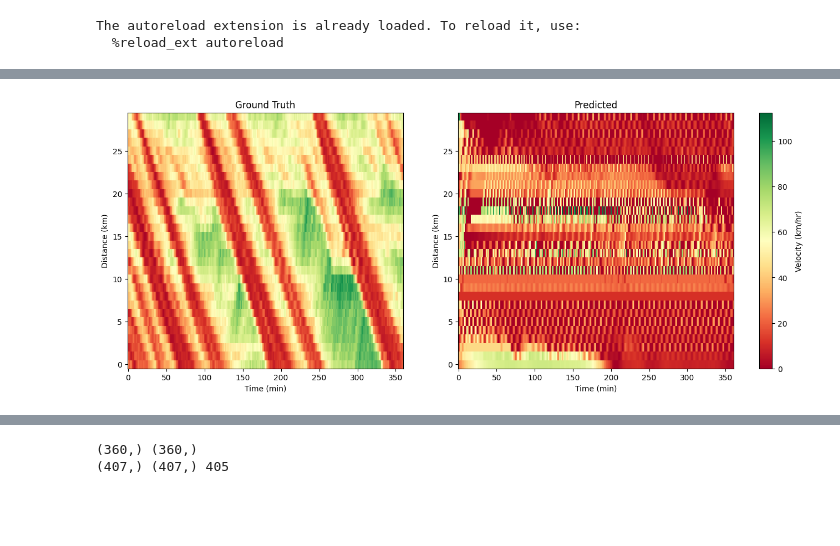
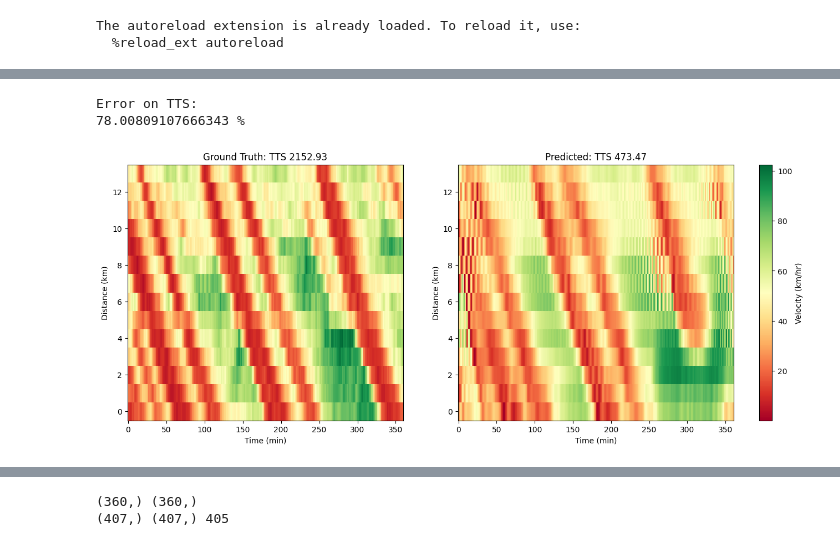
Before and after one commit to srags/mpc-traffic-flow, a Jupyter notebook: metanet_params.ipynb, the cells around one changed output, grey strips where cells are left out. Cells and saved outputs as stored; diff of their text form; code cells hidden in the pictures; blank space fills up the shorter version.

```diff
--- a/metanet_params.ipynb
+++ b/metanet_params.ipynb
@@ -16,19 +19,3 @@ import matplotlib.pyplot as plt
 # %% [output]
 The autoreload extension is already loaded. To reload it, use:
   %reload_ext autoreload
-# %%
-# Read in the data
-# downstream_density = np.load('i24_data/downstream_density_200_14seg.npy').reshape(-1)
-# data_inflow = np.load('i24_data/initial_flow_200_14seg.npy').reshape(-1)
-
-downstream_density = np.load('src/sim_params/200m_10_sec/downstream_density.npy').reshape(-1)
-data_inflow = np.load('src/sim_params/200m_10_sec/upstream_flow.npy').reshape(-1)
-
-true_density_initial = np.load('/Users/shreyaar/Desktop/PhD/research/MPC/src/sim_params/200m_10_sec/density_10sec_200m_1hr.npy')[0, 1:-1].reshape(-1)
-true_velocity_initial = np.load('/Users/shreyaar/Desktop/PhD/research/MPC/src/sim_params/200m_10_sec/velocity_10sec_200m_1hr.npy')[0, 1:-1].reshape(-1)
-
-#downstream_density = np.load('/Users/shreyaar/Desktop/PhD/research/MPC/src/sim_params/200m_10_sec/density_10sec_200m_1hr.npy')[:, 2:3]
-print(downstream_density.shape)
-print(true_density_initial.shape)
-print(true_velocity_initial.shape)
-# print(true_density_initial.shape)
@@ -137,16 +351,20 @@ plt.show()
 # %%
-gt = np.load('/Users/shreyaar/Desktop/PhD/research/MPC/src/sim_params/200m_10_sec/velocity_10sec_200m_1hr.npy')[:, 1:-1]
-gt_density = np.load('/Users/shreyaar/Desktop/PhD/research/MPC/src/sim_params/200m_10_sec/density_10sec_200m_1hr.npy')[:, 1:-1]
+gt = np.load(f'src/sim_params/gt_i24_data/velocity_{int(time_step * 3600)}sec_{int(L * 1000)}m_{total_time}hr.npy')[:, 1:num_segments+1]
+gt_density = np.load(f'src/sim_params/gt_i24_data/density_{int(time_step * 3600)}sec_{int(L * 1000)}m_{total_time}hr.npy')[:, 1:num_segments+1]
+gt_flow = gt * gt_density
 
-print(gt.shape)
-gt_flow = gt * gt_density
+# check if rho_pred has negative values
+print("Min density in calibration:", np.max(rho_pred))
+print("Min velocity in calibration:", np.max(gt_density)*4.5)
+
+gt_density_norm = gt_density / lane_counts[0:num_segments]
 
 vel = v[:-1, :]
 density = p[:-1, :]
-flow = vel * density
+flow = vel * density * lane_counts[0:num_segments]
 
 mape = np.mean(np.abs((gt - vel) / gt) * 100)
-p_mape = np.mean(np.abs((gt_density - density) / gt_density) * 100)
+p_mape = np.mean(np.abs((gt_density - density * lane_counts) / gt_density) * 100)
 q_mape = np.mean(np.abs((gt_flow - flow) / gt_flow) * 100)
 print("Density MAPE:", np.round(p_mape, 2), "%")
 print("Velocity MAPE:", np.round(mape, 2), "%")
@@ -156,7 +374,7 @@ def rmse(y_true, y_pred):
     return np.sqrt(np.mean((y_true - y_pred) ** 2))
 ""
 rmse_value = rmse(gt, vel)
-p_rmse_value = rmse(gt_density, density)
+p_rmse_value = rmse(gt_density_norm, density)
 q_rmse = rmse(gt_flow, flow)
 print("Density RMSE:", np.round(p_rmse_value, 2))
 print("Velocity RMSE:", rmse_value)
@@ -181,33 +395,38 @@ Metanet Travel Time: 1018.21 veh-hr
 # %%
 import matplotlib.colors as mcolors
+# print error on tts
+print("Error on TTS:")
+print(abs(gt_tt - metanet_tt)/gt_tt * 100, "%")
 
 # Normalize the color scale
 vmin = min(gt.min(), v.min())
 vmax = max(gt.max(), v.max())
 norm = mcolors.Normalize(vmin=vmin, vmax=vmax)
 
 fig, axs = plt.subplots(1, 2, figsize=(15, 6))
 
 # Plot gt
-im1 = axs[0].imshow(gt.T, cmap='RdYlGn', aspect='auto', interpolation='none', norm=norm)
-axs[0].set_title('Ground Truth')
+im1 = axs[0].imshow(gt.T, cmap='RdYlGn', aspect='auto', norm=norm, interpolation='none')
+axs[0].set_title(f'Ground Truth: TTS {np.round(gt_tt, 2)}')
 axs[0].set_xlabel('Time (min)')
 axs[0].set_ylabel('Distance (km)')
 axs[0].invert_yaxis()
 axs[0].xaxis.set_ticks_position('bottom')
 
 # Plot v
-im2 = axs[1].imshow(v.T, cmap='RdYlGn', aspect='auto', interpolation='none', norm=norm)
-axs[1].set_title('Predicted')
+im2 = axs[1].imshow(v.T, cmap='RdYlGn', aspect='auto', norm=norm, interpolation='none')
+axs[1].set_title(f'Predicted: TTS {np.round(metanet_tt, 2)}')
 axs[1].set_xlabel('Time (min)')
 axs[1].set_ylabel('Distance (km)')
 axs[1].invert_yaxis()
 axs[1].xaxis.set_ticks_position('bottom')
 
 # Add a single color bar for both plots
 cbar = fig.colorbar(im1, ax=axs, orientation='vertical', fraction=0.02, pad=0.04, label='Velocity (km/hr)')
 
 # plt.tight_layout()
 plt.show()
 # %% [output]
+Error on TTS:
+78.00809107666343 %
-[figure, old version]
+[figure, new version]
```
Also changed, not shown: parts of 22 cells of this notebook, 4 other files.
